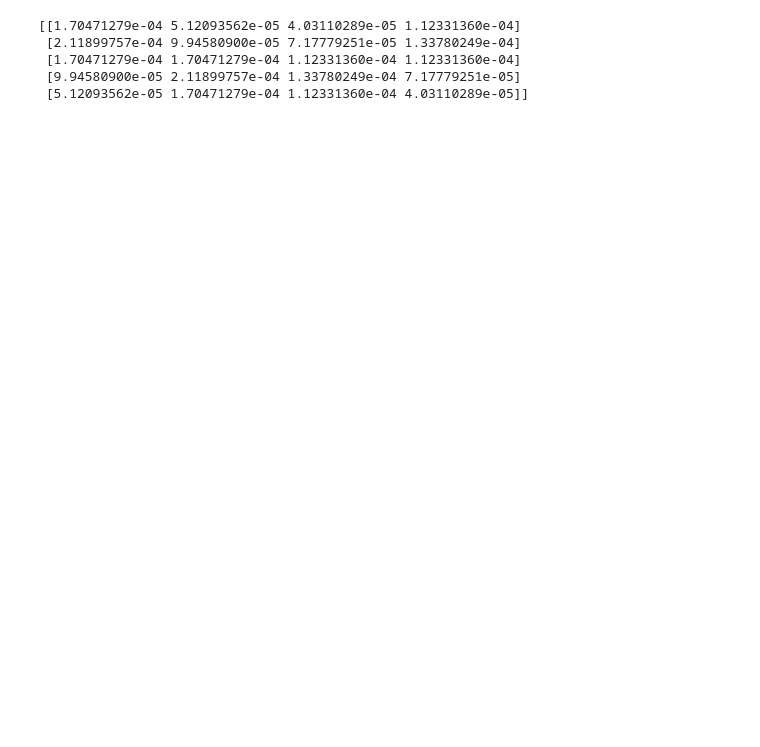
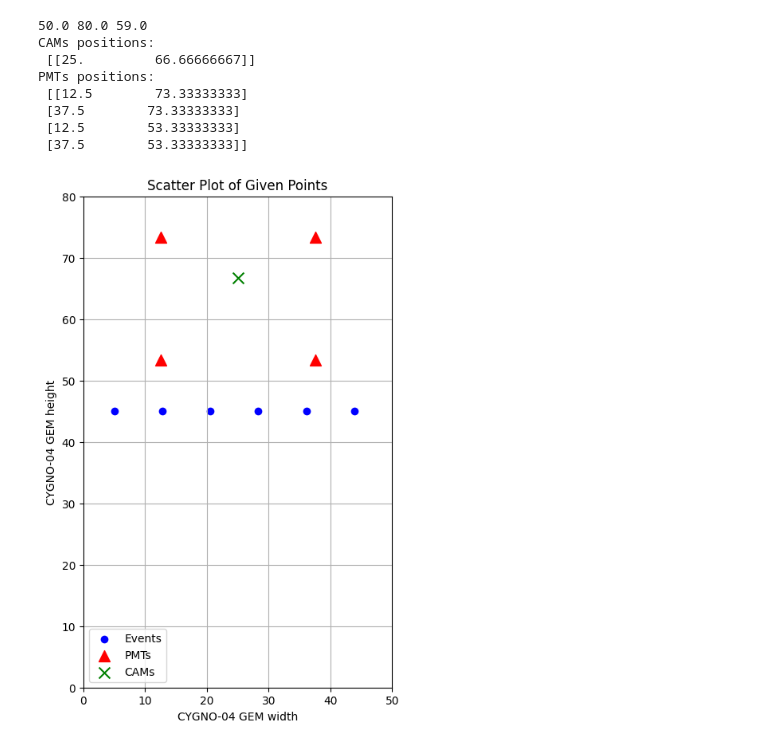
Before and after one commit to piacent/PMTPosition, a Jupyter notebook: jupyter_david.ipynb, the cells around one changed output. Cells and saved outputs as stored; diff of their text form; code cells hidden in the pictures; blank space fills up the shorter version.

```diff
--- a/jupyter_david.ipynb
+++ b/jupyter_david.ipynb
@@ -56,11 +7,68 @@ ints = PMT.GetIntegrals(R_all, energy = 5.9, LY = 8500.0)
-# %%
-print(ints)
-# %% [output]
-[[1.70471279e-04 5.12093562e-05 4.03110289e-05 1.12331360e-04]
- [2.11899757e-04 9.94580900e-05 7.17779251e-05 1.33780249e-04]
- [1.70471279e-04 1.70471279e-04 1.12331360e-04 1.12331360e-04]
- [9.94580900e-05 2.11899757e-04 1.33780249e-04 7.17779251e-05]
- [5.12093562e-05 1.70471279e-04 1.12331360e-04 4.03110289e-05]]
+# %%
+GEM_width,  GEM_height = PMT.GetGEMsDim()
+GEM_z_dist = PMT.GetGEMsZ()
+print(GEM_width,  GEM_height, GEM_z_dist)
+
+n_events = 10
+pos = PMT.GenEventPosition(x_offset = 0.0, size = n_events, distribution = 'fixedY', x_start = 5, x_end = 75,  y_offset = 45)
+
+####  Plotting PMTs
+
+## Full scheme
+# PMT_pos = np.array([[GEM_width/2- GEM_width/2/2, GEM_height/3*3 - GEM_height/3/4], [GEM_width/2+ GEM_width/2/2, GEM_height/3*3 - GEM_height/3/4],
+#                     [GEM_width/2- GEM_width/2/2, GEM_height/3*2],                  [GEM_width/2+ GEM_width/2/2, GEM_height/3*2],
+#                     [GEM_width/2- GEM_width/2/2, GEM_height/3*1],                  [GEM_width/2+ GEM_width/2/2, GEM_height/3*1],
+#                     [GEM_width/2- GEM_width/2/2, GEM_height/3*0 + GEM_height/3/4], [GEM_width/2+ GEM_width/2/2, GEM_height/3*0 + GEM_height/3/4]])
+
+# Which one is the camera configuration?!
+# CAM_pos = np.array([[GEM_width/2, GEM_height/4*1] ,
+#                     [GEM_width/2, GEM_height/4*2] ,
+#                     [GEM_width/2, GEM_height/4*3]])
+
+# CAM_pos = np.array([[GEM_width/2, GEM_height/3*3 - GEM_height/3/2] ,
+#                     [GEM_width/2, GEM_height/3*2 - GEM_height/3/2] ,
+#                     [GEM_width/2, GEM_height/3*1 - GEM_height/3/2 ]])
+
+## Reduced scheme scheme
+PMT_pos = np.array([[GEM_width/2- GEM_width/2/2, GEM_height/3*3 - GEM_height/3/4], [GEM_width/2+ GEM_width/2/2, GEM_height/3*3 - GEM_height/3/4],
+                    [GEM_width/2- GEM_width/2/2, GEM_height/3*2],                  [GEM_width/2+ GEM_width/2/2, GEM_height/3*2]])
+
+CAM_pos = np.array([[GEM_width/2,GEM_height/3*3 - GEM_height/3/2]])
+
+print("CAMs positions:\n {}".format(CAM_pos))
+print("PMTs positions:\n {}".format(PMT_pos))
+
+
+plt.figure(figsize=(5, 8))
+plt.scatter(pos[:, 0], pos[:, 1], color='blue', label='Events')
+plt.scatter(PMT_pos[:, 0], PMT_pos[:, 1], color='red', label='PMTs', marker='^', s=100)
+plt.scatter(CAM_pos[:, 0], CAM_pos[:, 1], color='green', label='CAMs', marker='x', s=100)
+
+# Adding labels and title
+plt.xlabel('CYGNO-04 GEM width')
+plt.ylabel('CYGNO-04 GEM height')
+plt.xlim(0,GEM_width)
+plt.ylim(0,GEM_height)
+plt.title('Scatter Plot of Given Points')
+plt.legend()
+plt.grid(True)
+
+# for i in range(8):
+    # plt.text(PMT_pos[i, 0], PMT_pos[i, 1], "PMT #{}".format(i+1), fontsize=12, ha='right', va='bottom')
+# for i in range(3):
+    # plt.text(CAM_pos[i, 0], CAM_pos[i, 1], "CAM #{}".format(i+1), fontsize=12, ha='right', va='bottom')
+
+plt.show()
+# %% [output]
+50.0 80.0 59.0
+CAMs positions:
+ [[25.         66.66666667]]
+PMTs positions:
+ [[12.5        73.33333333]
+ [37.5        73.33333333]
+ [12.5        53.33333333]
+ [37.5        53.33333333]]
+[figure, added]
 # %%
 # PMT_pos = np.array([[20, 40], [60, 40], [60,10], [20,10]])
 n_PMTS = len(PMT_pos)
```
Also changed, not shown: parts of 9 cells of this notebook, 1 other file.
